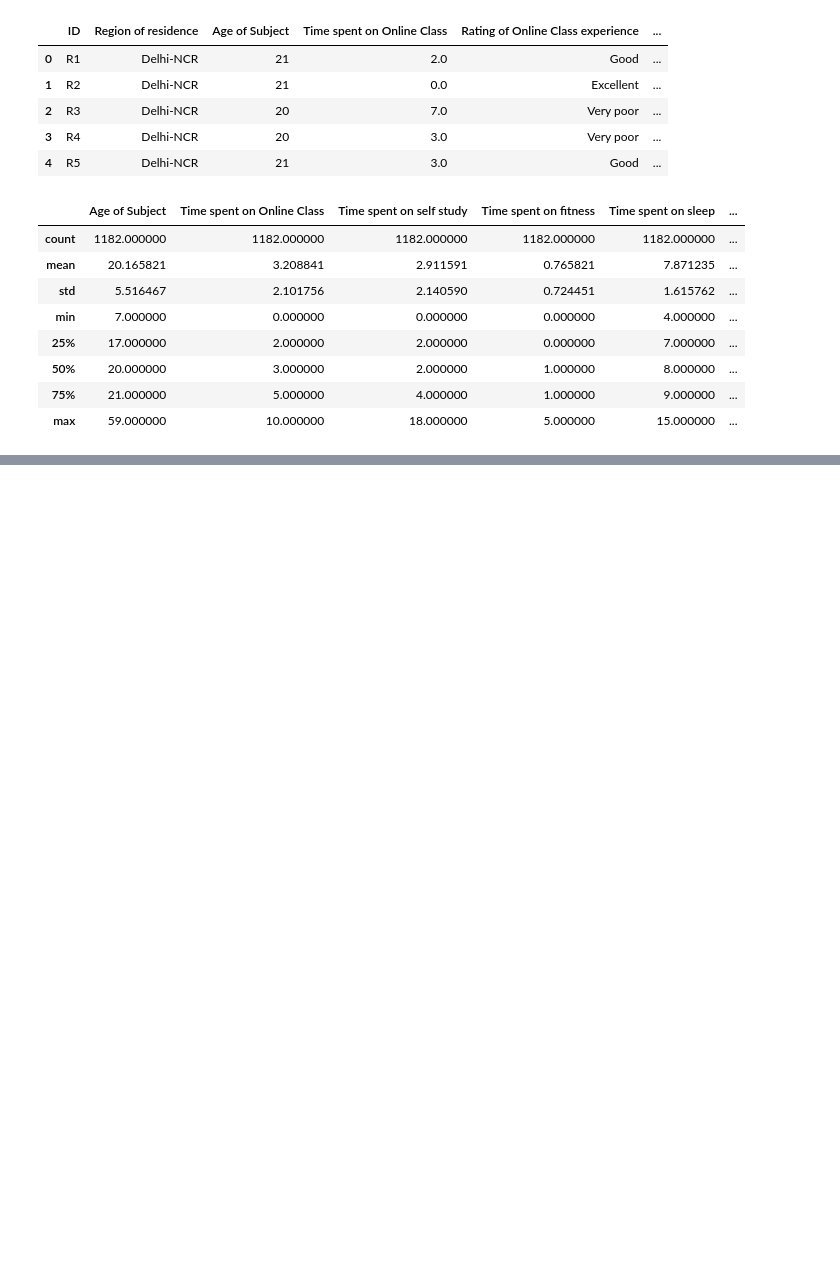
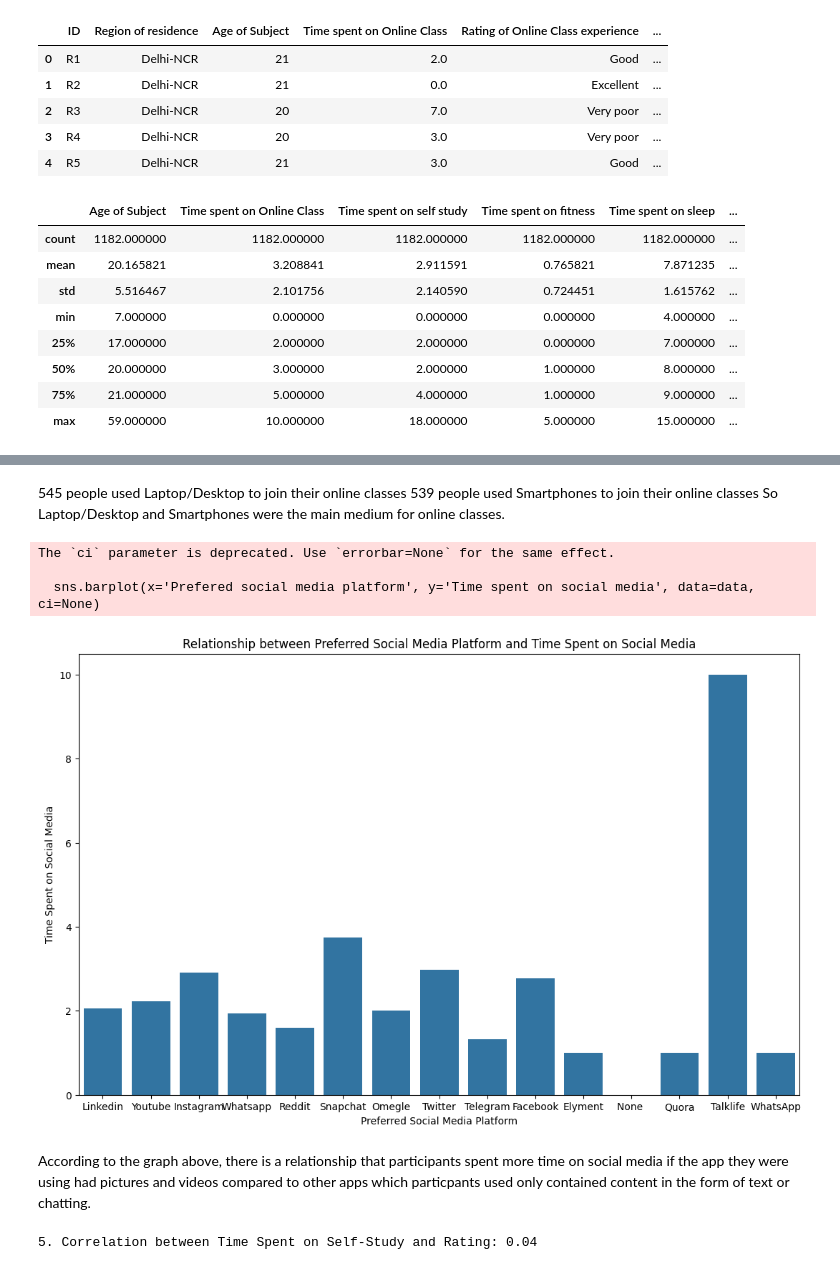
Before and after one commit to Shripadm-29/COVID-19-and-its-Impact-on-Students-Data-Analysis, a Jupyter notebook: Data_Analysis.ipynb, the cells around one changed output, grey strips where cells are left out. Drawn from its saved outputs; the diff is of its cells as text; code cells hidden in the pictures; blank space fills up the shorter version.

```diff
--- a/Data_Analysis.ipynb
+++ b/Data_Analysis.ipynb
@@ -27,0 +80,23 @@ data.describe()
+# %% [markdown]
+545 people used Laptop/Desktop to join their online classes
+539 people used Smartphones to join their online classes
+So Laptop/Desktop and Smartphones were the main medium for online classes.
+# %%
+plt.figure(figsize=(13, 8))
+sns.barplot(x='Prefered social media platform', y='Time spent on social media', data=data, ci=None)
+plt.title("Relationship between Preferred Social Media Platform and Time Spent on Social Media")
+plt.xlabel("Preferred Social Media Platform")
+plt.ylabel("Time Spent on Social Media")
+plt.show()
+# %% [output]
+The `ci` parameter is deprecated. Use `errorbar=None` for the same effect.
+
+  sns.barplot(x='Prefered social media platform', y='Time spent on social media', data=data, ci=None)
+[figure, added]
+# %% [markdown]
+According to the graph above, there is a relationship that participants spent more time on social media if the app they were using had pictures and videos compared to other apps which particpants used only contained content in the form of text or chatting.
+# %%
+correlation_self_study = data['Time spent on self study'].corr(data['Rating Numerical'])
+print(f"5. Correlation between Time Spent on Self-Study and Rating: {correlation_self_study:.2f}")
+# %% [output]
+5. Correlation between Time Spent on Self-Study and Rating: 0.04
```
Also changed, not shown: parts of 25 cells of this notebook.
